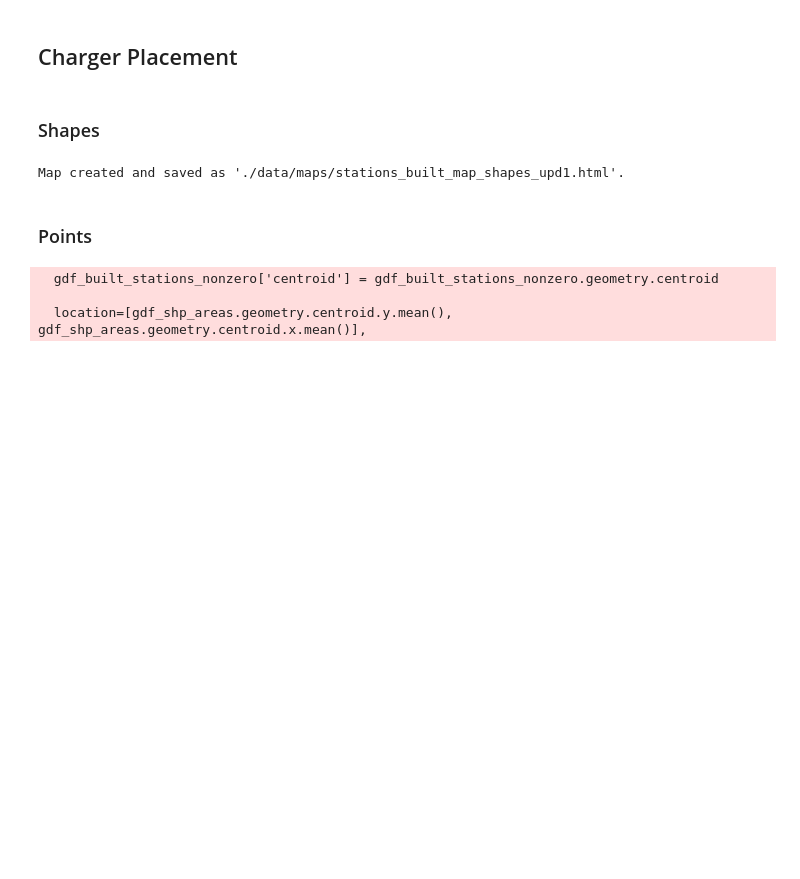
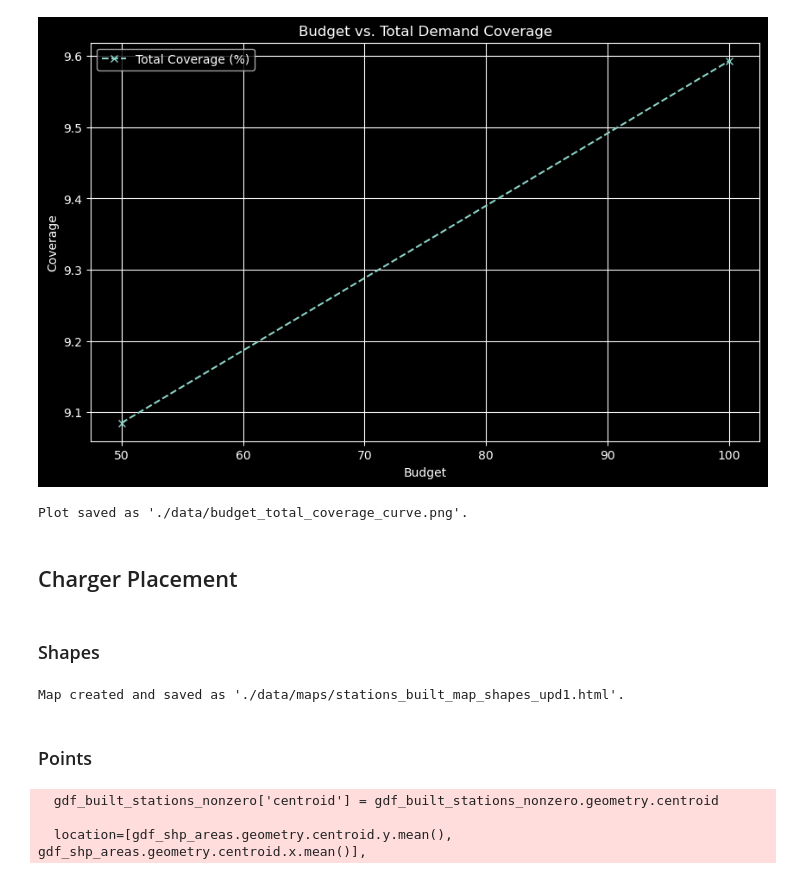
Before and after one commit to ivan-liuliaev/EV_Chargers_Placement_Optimization, a Jupyter notebook: nb_2_model_results.ipynb, the cells around one changed output. Drawn from its saved outputs; the diff is of its cells as text; code cells hidden in the pictures; blank space fills up the shorter version.

```diff
--- a/nb_2_model_results.ipynb
+++ b/nb_2_model_results.ipynb
@@ -10,3 +36,44 @@ gdf_shp_areas.area_demand = gdf_shp_areas.area_demand.astype(int)
+# %%
+import matplotlib.pyplot as plt
+import json
+
+# Load results from JSON file
+input_file = "./data/model_results_totals.json"
+with open(input_file, "r") as f:
+    results = json.load(f)
+
+# Extract budgets, absolute coverages, and percentages
+budgets = [entry["budget"] for entry in results]
+total_coverages = [entry["total_demand_coverage"] for entry in results]
+coverage_percentages = [entry["total_coverage_percentage"] for entry in results]
+
+# Create the plot
+plt.figure(figsize=(10, 6))
+
+# Plot total coverage (absolute)
+# plt.plot(budgets, total_coverages, label="Total Coverage (Absolute)", marker="o", linestyle="-")
+
+# Plot total coverage percentage
+plt.plot(budgets, coverage_percentages, label="Total Coverage (%)", marker="x", linestyle="--")
+
+# Add titles and labels
+plt.title("Budget vs. Total Demand Coverage")
+plt.xlabel("Budget")
+plt.ylabel("Coverage")
+plt.legend()
+
+# Add grid for better readability
+plt.grid(True)
+
+# Save the plot as an image
+output_plot_path = "./data/budget_total_coverage_curve.png"
+plt.savefig(output_plot_path)
+plt.show()
+
+print(f"Plot saved as '{output_plot_path}'.")
+# %% [output]
+[figure, added]
+Plot saved as './data/budget_total_coverage_curve.png'.
 # %% [markdown]
 ## Charger Placement
 # %% [markdown]
```
Also changed, not shown: parts of 3 cells of this notebook, 5 other files.
